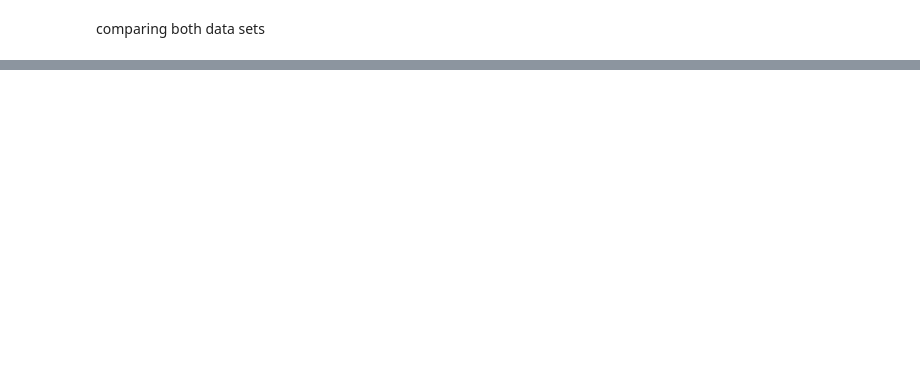
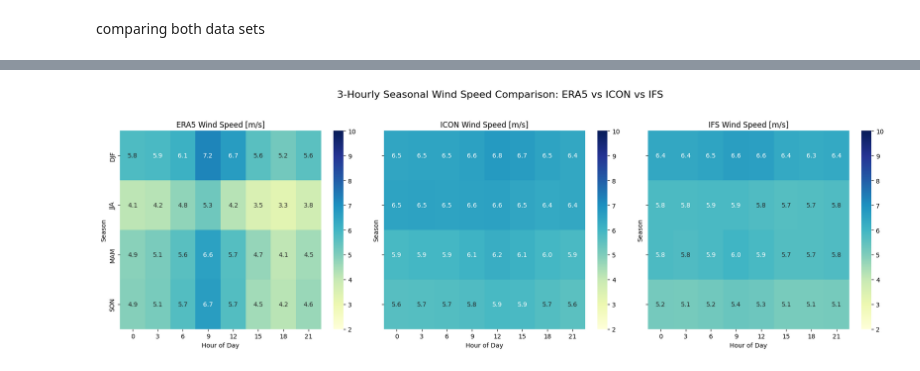
Before and after one commit to digital-earths-global-hackathon/hk25-teams, a Jupyter notebook: hk25-StormCC/Hourly_climatology_comparions.ipynb, the cells around one changed output, grey strips where cells are left out. Cells and saved outputs as stored; diff of their text form; code cells hidden in the pictures; blank space fills up the shorter version.

```diff
--- a/hk25-StormCC/Hourly_climatology_comparions.ipynb
+++ b/hk25-StormCC/Hourly_climatology_comparions.ipynb
@@ -232,0 +352,37 @@ plt.show()
+# %%
+# === Plotting the  same box plot idea as heat map ===
+pivot_df = (
+    df_combined.groupby(["source", "season", "hour"])["wind_speed"]
+    .mean()
+    .reset_index()
+)
+
+heatmap_data = {
+    source: df.pivot(index="season", columns="hour", values="wind_speed")
+    for source, df in pivot_df.groupby("source")
+
+}
+
+
+
+fig, axes = plt.subplots(1, 3, figsize=(18, 6), sharey=True)
+
+for ax, (source, data) in zip(axes, heatmap_data.items()):
+    sns.heatmap(
+        data,
+        ax=ax,
+        cmap="YlGnBu",
+        annot=True,
+        fmt=".1f",
+        cbar=True,
+        vmin=2, vmax=10  # adjust range if needed
+    )
+    ax.set_title(f"{source} Wind Speed [m/s]")
+    ax.set_xlabel("Hour of Day")
+    ax.set_ylabel("Season")
+
+plt.suptitle("3-Hourly Seasonal Wind Speed Comparison: ERA5 vs ICON vs IFS", fontsize=16)
+plt.tight_layout(rect=[0, 0, 1, 0.95])
+plt.show()
+# %% [output]
+[figure, added]
```
Also changed, not shown: parts of 16 cells of this notebook, 1 other file.
